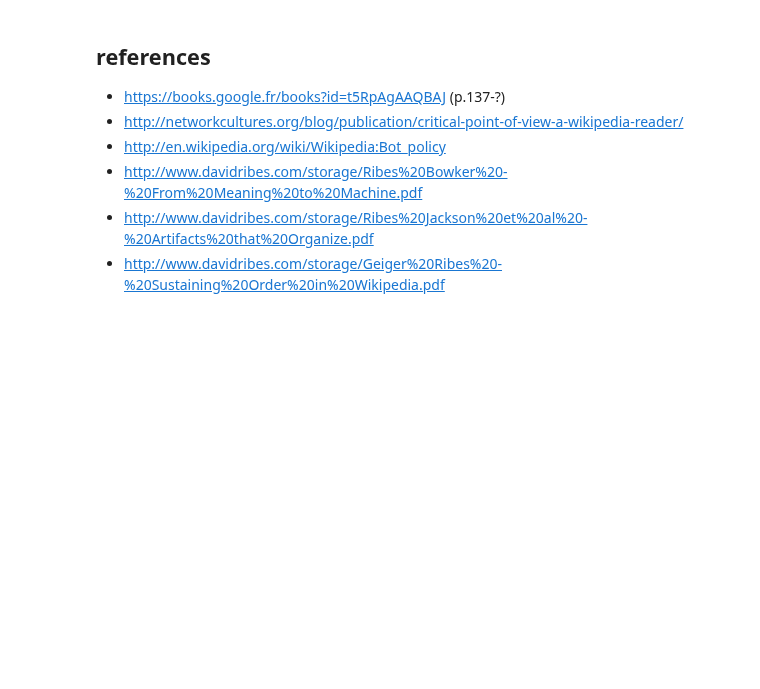
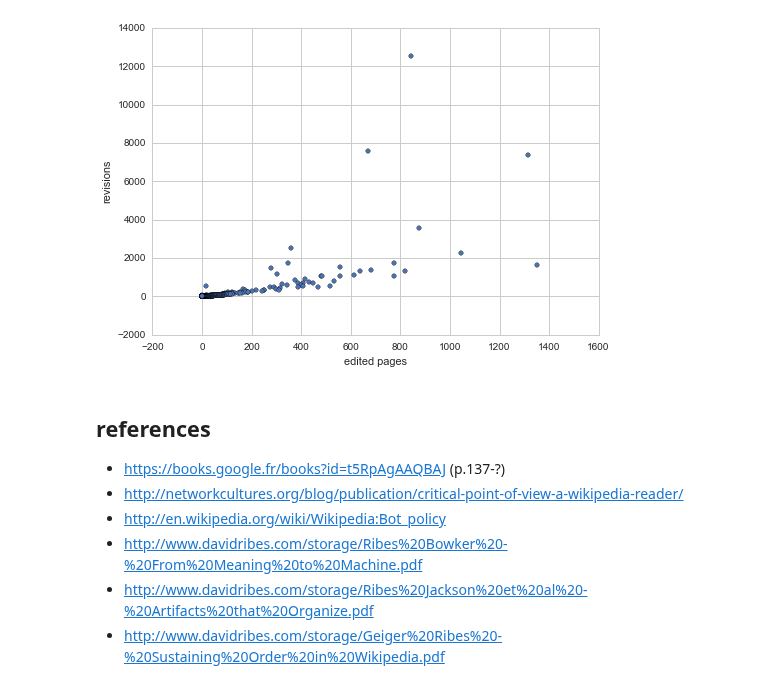
Before and after one commit to WeKeyPedia/notebooks, a Jupyter notebook: sociology/index of bots.ipynb, the cells around one changed output. Drawn from its saved outputs; the diff is of its cells as text; code cells hidden in the pictures; blank space fills up the shorter version.

```diff
--- a/sociology/index of bots.ipynb
+++ b/sociology/index of bots.ipynb
@@ -70,0 +73,6 @@ revisions by all bots: 59107 (8.48006702907)
+# %%
+df = pd.DataFrame(data=data, index=[ b.split(":")[1] for b in bots ], columns=col_names)
+
+df.drop("bot name",1, inplace=True)
+
+df.head()
@@ -71,3 +88,7 @@ revisions by all bots: 59107 (8.48006702907)
+# %%
+df.plot("edited pages", "revisions", kind="scatter");
+# %% [output]
+[figure, added]
 # %% [markdown]
 ## references
 
```
Also changed, not shown: parts of 4 cells of this notebook, 3 other files.
